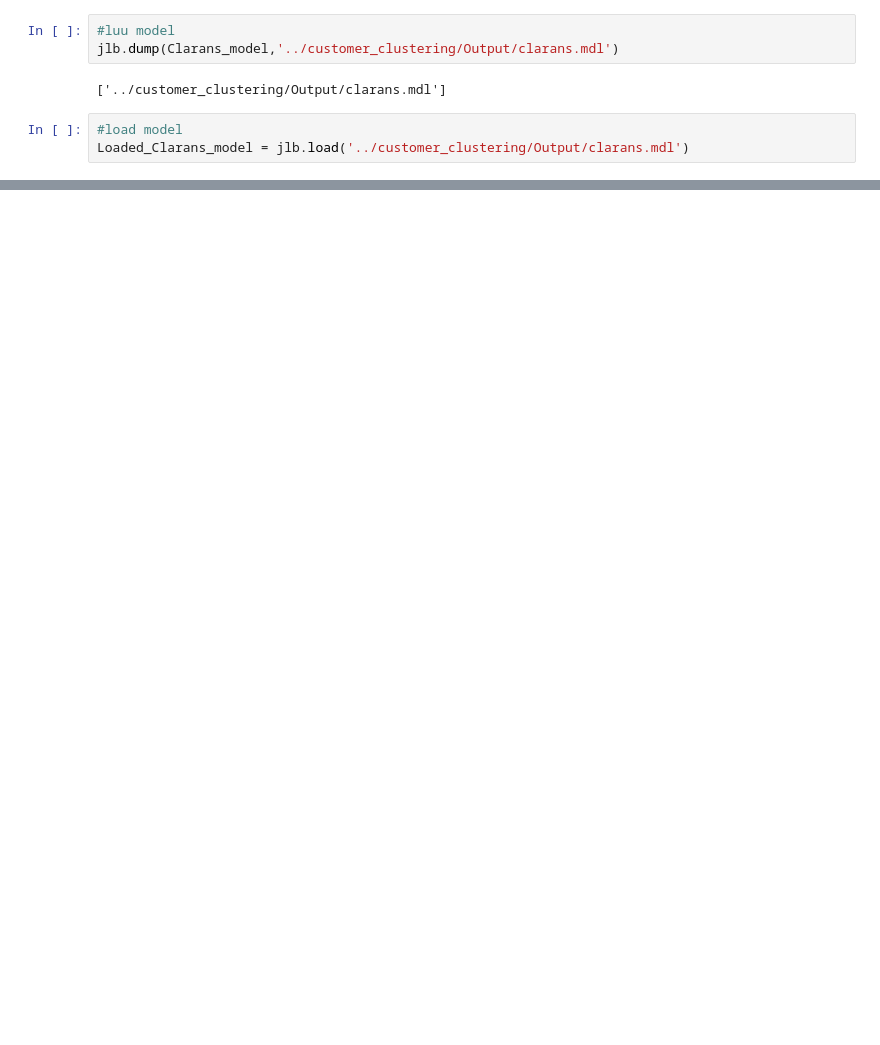
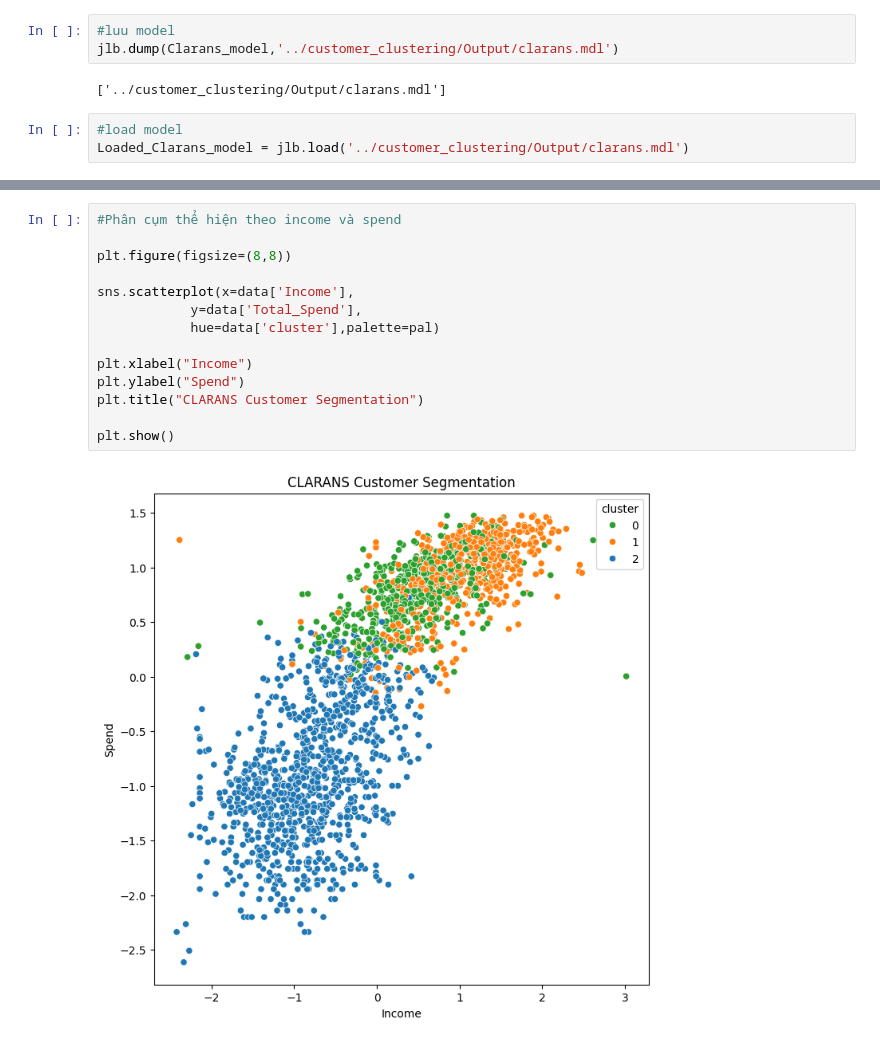
Before and after one commit to GiaHuy910/CLARANS-IN-MARKETING, a Jupyter notebook: customer_clustering/Clarans.ipynb, the cells around one changed output, grey strips where cells are left out. Cells and saved outputs as stored; diff of their text form; blank space fills up the shorter version.

```diff
--- a/customer_clustering/Clarans.ipynb
+++ b/customer_clustering/Clarans.ipynb
@@ -460,0 +288,16 @@ Silhouette Score: 0.3561
+# %%
+#Phân cụm thể hiện theo income và spend
+
+plt.figure(figsize=(8,8))
+
+sns.scatterplot(x=data['Income'],
+            y=data['Total_Spend'],
+            hue=data['cluster'],palette=pal)
+
+plt.xlabel("Income")
+plt.ylabel("Spend")
+plt.title("CLARANS Customer Segmentation")
+
+plt.show()
+# %% [output]
+[figure, new version]
```
Also changed, not shown: parts of 35 cells of this notebook, 8 other files.
